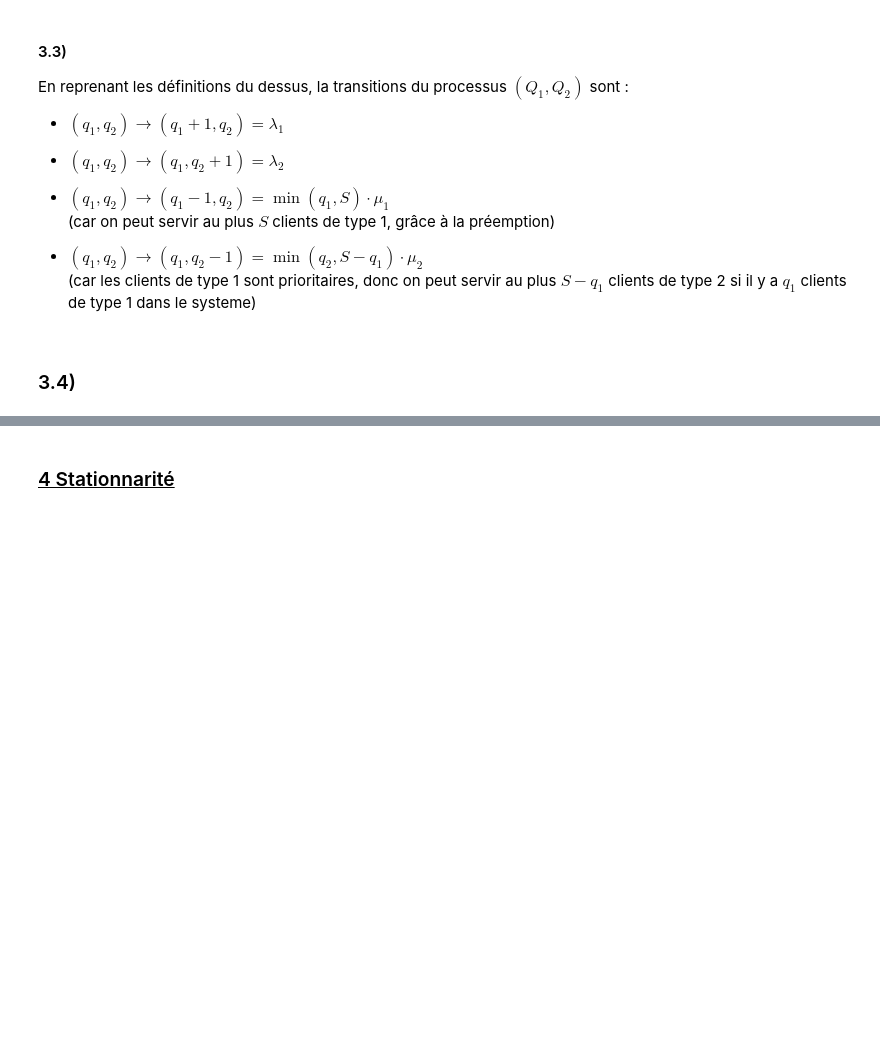
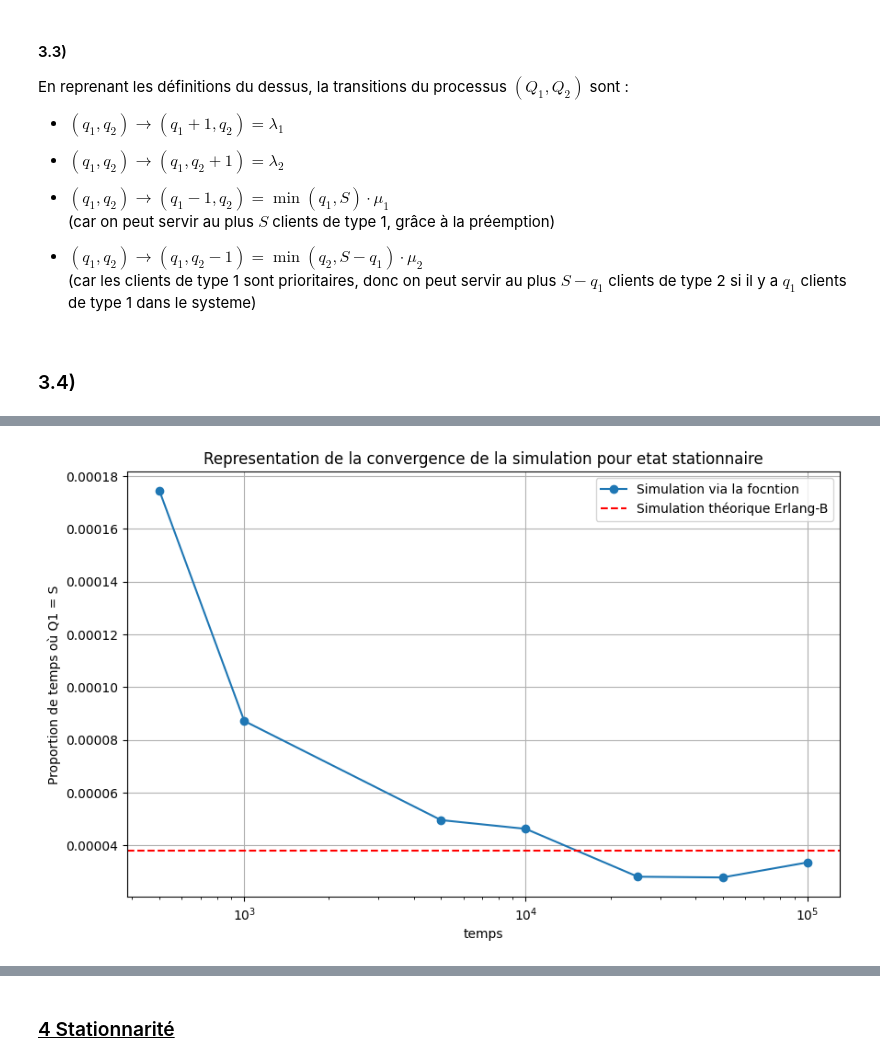
Before and after one commit to Alexisdevpro/PROJ-MDI230, a Jupyter notebook: PROJ1_SLICING/simulation.ipynb, the cells around one changed output, grey strips where cells are left out. Saved outputs shown, nothing was run; the diff lists cells and outputs as text; code cells hidden in the pictures; blank space fills up the shorter version.

```diff
--- a/PROJ1_SLICING/simulation.ipynb
+++ b/PROJ1_SLICING/simulation.ipynb
@@ -233,3 +223,31 @@ plt.show()
+# %%
+liste_durees = [500, 1000,5000, 10000,25000,50000, 100000] # Paramètres de la simulation pour voir la convergence
+
+# Settings de l'annoncé pour le systeme
+S = 10
+mu1 = 2
+mu2 = 1
+lambda1 = 4
+lambda2 = 3
+rho1 = lambda1 / mu1
+
+# Simulation des 2 cas (theorique et empirique) pour comparaison
+theorique = erlang_b(rho1, S)
+simulation_converg = [simulation(duree, S, mu1, mu2, lambda1, lambda2)[0] for duree in liste_durees]
+
+#Partie plot de la convergence
+plt.figure(figsize=(10, 6))
+plt.plot(liste_durees, simulation_converg, marker='o', label='Simulation via la focntion')
+plt.axhline(y=theorique, color='r', linestyle='--', label='Simulation théorique Erlang-B')
+plt.xscale('log')
+plt.xlabel('temps')
+plt.ylabel('Proportion de temps où Q1 = S')
+plt.title('Representation de la convergence de la simulation pour etat stationnaire')
+plt.legend()
+plt.grid(True)
+plt.show()
+# %% [output]
+[figure, added]
 # %% [markdown]
 ### 3.4)
 Comme vu en cours :
```
Also changed, not shown: parts of 18 cells of this notebook, 1 other file.
